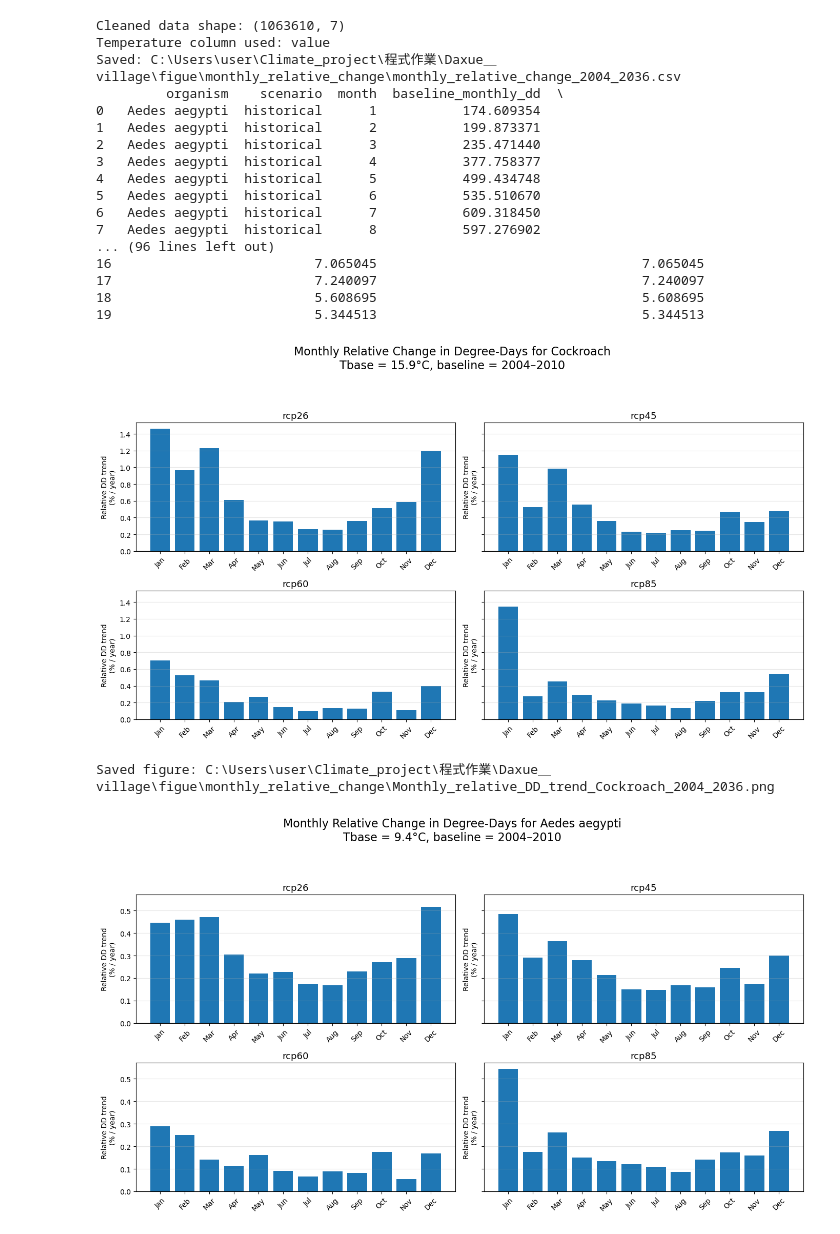
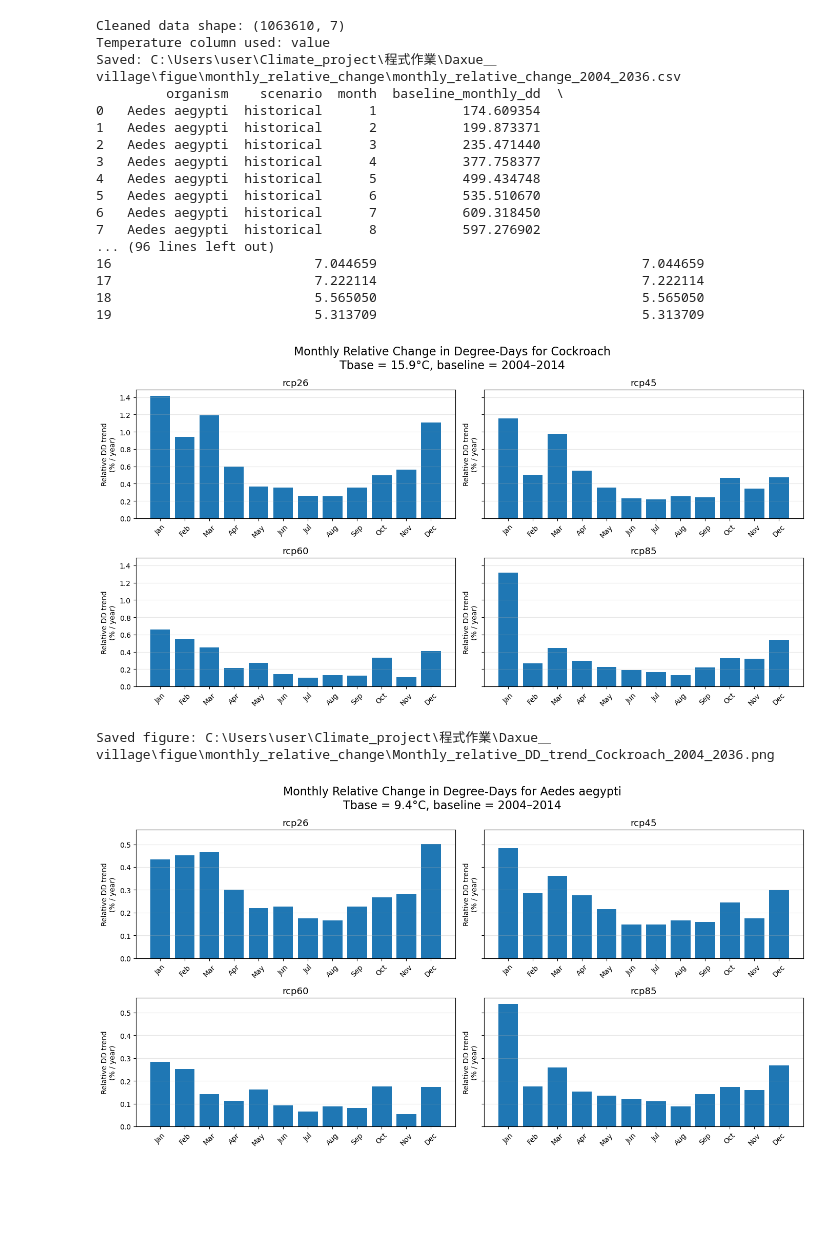
Before and after one commit to SteveChiao/Climate_project, a Jupyter notebook: 程式作業/Daxue＿village/code/0508相對世代數.ipynb, the cells around one changed output. Cells and saved outputs as stored; diff of their text form; code cells hidden in the pictures; blank space fills up the shorter version.

```diff
--- a/程式作業/Daxue＿village/code/0508相對世代數.ipynb
+++ b/程式作業/Daxue＿village/code/0508相對世代數.ipynb
@@ -22,7 +22,7 @@ START_YEAR = 2004
 END_YEAR = 2036
 
 BASELINE_START = 2004
-BASELINE_END = 2010
+BASELINE_END = 2014
 
 SCENARIO_ORDER = ["rcp26", "rcp45", "rcp60", "rcp85"]
 
@@ -275,7 +275,7 @@ for organism in ORGANISMS.keys():
         f"Monthly Relative Change in Degree-Days for {organism}\n"
         f"Tbase = {base_temp}°C, baseline = {BASELINE_START}–{BASELINE_END}",
         fontsize=16,
-        y=0.98
+        y=0.9
     )
 
     plt.tight_layout(rect=[0, 0, 1, 0.92])
@@ -337,38 +337,38 @@ for organism in ORGANISMS.keys():
     fig.suptitle(
         f"Total Relative Change in Monthly Degree-Days for {organism}\n"
         f"{START_YEAR}–{END_YEAR}, baseline = {BASELINE_START}–{BASELINE_END}",
         fontsize=16,y = 0.9
     )
 
     plt.tight_layout(rect=[0, 0, 1, 0.92])
 
     safe_name = organism.replace(" ", "_").replace(".", "")
 
     outpath = OUTPUT_DIR / f"Monthly_total_relative_DD_change_{safe_name}_{START_YEAR}_{END_YEAR}.png"
 
     plt.savefig(outpath, dpi=300, bbox_inches="tight")
     plt.show()
 
     print("Saved figure:", outpath)
 # %% [output]
 Cleaned data shape: (1063610, 7)
 Temperature column used: value
 Saved: C:\Users\user\Climate_project\程式作業\Daxue＿village\figue\monthly_relative_change\monthly_relative_change_2004_2036.csv
          organism    scenario  month  baseline_monthly_dd  \
 0   Aedes aegypti  historical      1           174.609354
 1   Aedes aegypti  historical      2           199.873371
 2   Aedes aegypti  historical      3           235.471440
 3   Aedes aegypti  historical      4           377.758377
 4   Aedes aegypti  historical      5           499.434748
 5   Aedes aegypti  historical      6           535.510670
 6   Aedes aegypti  historical      7           609.318450
 7   Aedes aegypti  historical      8           597.276902
 ... (96 lines left out)
-16                          7.065045                                  7.065045
-17                          7.240097                                  7.240097
-18                          5.608695                                  5.608695
-19                          5.344513                                  5.344513
+16                          7.044659                                  7.044659
+17                          7.222114                                  7.222114
+18                          5.565050                                  5.565050
+19                          5.313709                                  5.313709
-[figure, old version]
+[figure, new version]
 Saved figure: C:\Users\user\Climate_project\程式作業\Daxue＿village\figue\monthly_relative_change\Monthly_relative_DD_trend_Cockroach_2004_2036.png
-[figure, old version]
+[figure, new version]
 Saved figure: C:\Users\user\Climate_project\程式作業\Daxue＿village\figue\monthly_relative_change\Monthly_relative_DD_trend_Aedes_aegypti_2004_2036.png
```
Also changed, not shown: parts of 1 cell of this notebook, 7 other files.
